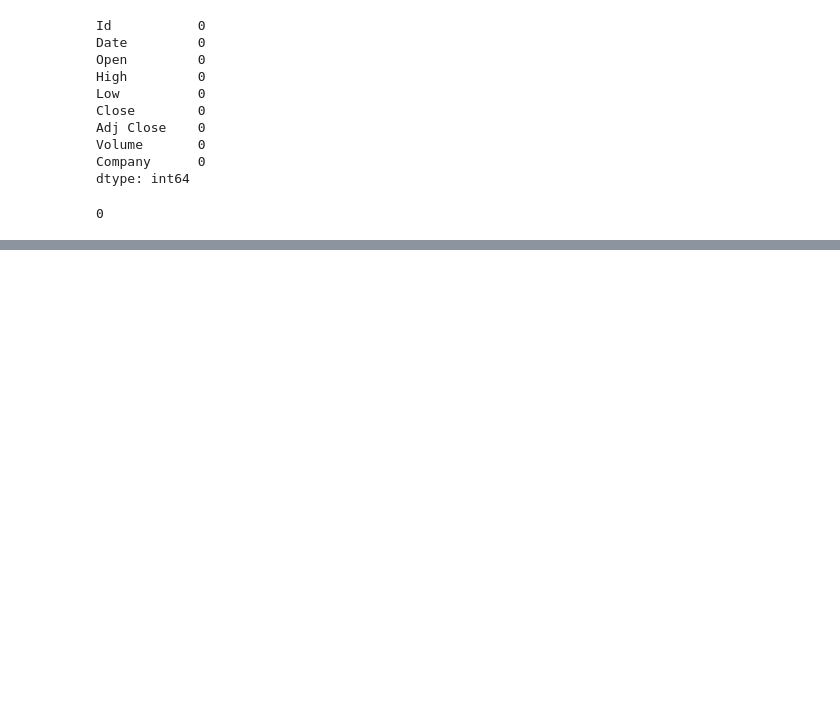
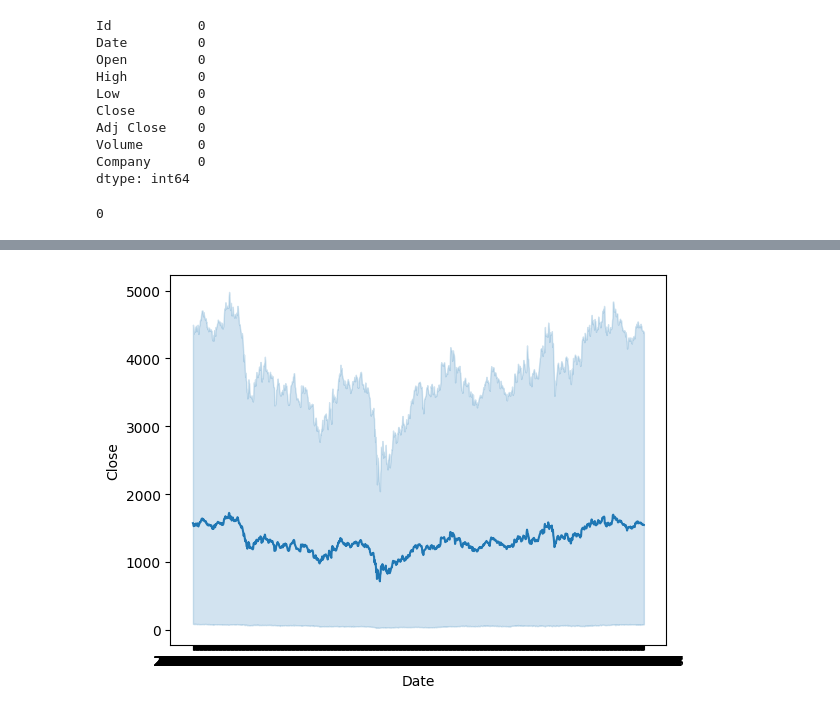
Before and after one commit to AlazarG19/Mosaic-Close-Price-Prediction-Kaggle-Competition, a Jupyter notebook: analysis.ipynb, the cells around one changed output, grey strips where cells are left out. Saved outputs shown, nothing was run; the diff lists cells and outputs as text; code cells hidden in the pictures; blank space fills up the shorter version.

```diff
--- a/analysis.ipynb
+++ b/analysis.ipynb
@@ -37,0 +46,4 @@ df.duplicated().sum()
+# %%
+sns.lineplot(data = df,x=df.Date,y=df.Close);
+# %% [output]
+[figure, added]
```
Also changed, not shown: parts of 5 cells of this notebook.
